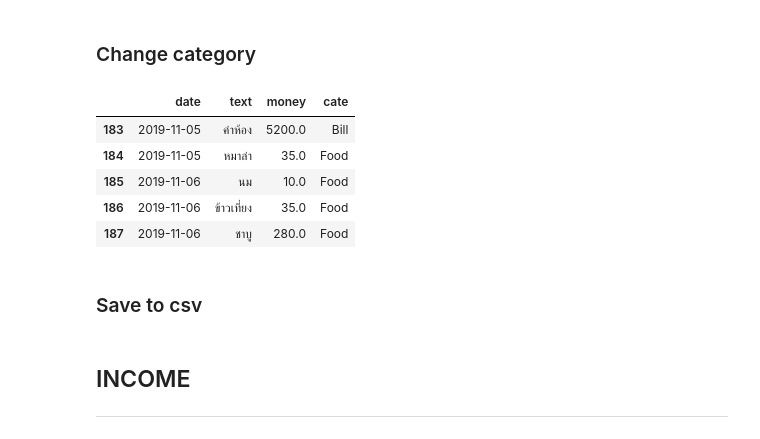
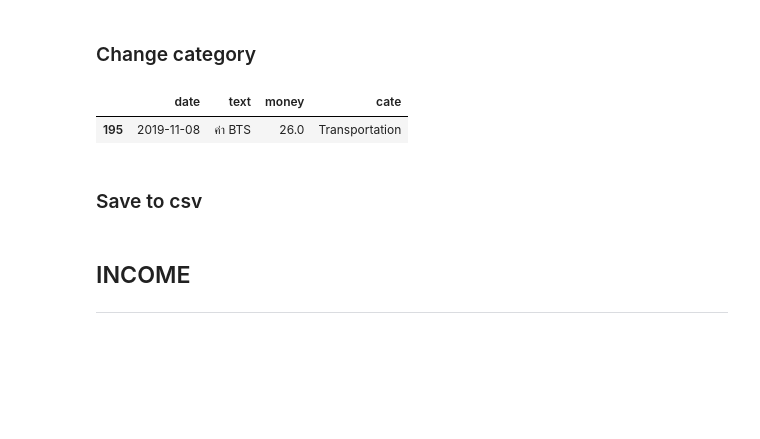
Before and after one commit to jakkritsonsanit/ChatBotExpenses, a Jupyter notebook: CollectData.ipynb, the cells around one changed output. Saved outputs shown, nothing was run; the diff lists cells and outputs as text; code cells hidden in the pictures; blank space fills up the shorter version.

```diff
--- a/CollectData.ipynb
+++ b/CollectData.ipynb
@@ -99,16 +99,12 @@ dfe.tail(10)
 ### Change category
 # %%
 t = ['Entertainment', 'Transportation', 'Shopping', 'Food', 'Bill', 'Other']
-n = 183
-dfe.at[n, 'cate'] = t[-2]
+n = 195
+dfe.at[n, 'cate'] = t[1]
 dfe.iloc[n:]
 # %% [output]
 |  | date | text | money | cate |
-| 183 | 2019-11-05 | ค่าห้อง | 5200.0 | Bill |
-| 184 | 2019-11-05 | หมาล่า | 35.0 | Food |
-| 185 | 2019-11-06 | นม | 10.0 | Food |
-| 186 | 2019-11-06 | ข้าวเที่ยง | 35.0 | Food |
-| 187 | 2019-11-06 | ชาบู | 280.0 | Food |
+| 195 | 2019-11-08 | ค่า BTS | 26.0 | Transportation |
 # %% [markdown]
 ### Save to csv
 # %%
```
Also changed, not shown: parts of 11 cells of this notebook, 1 other file.
